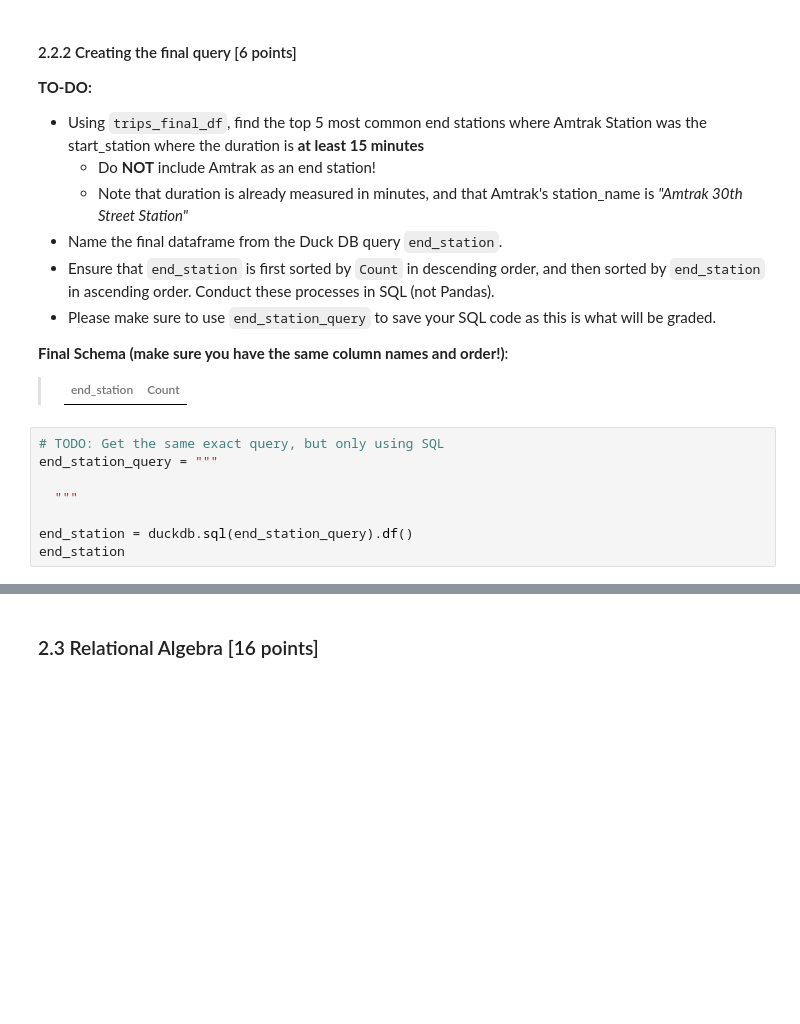
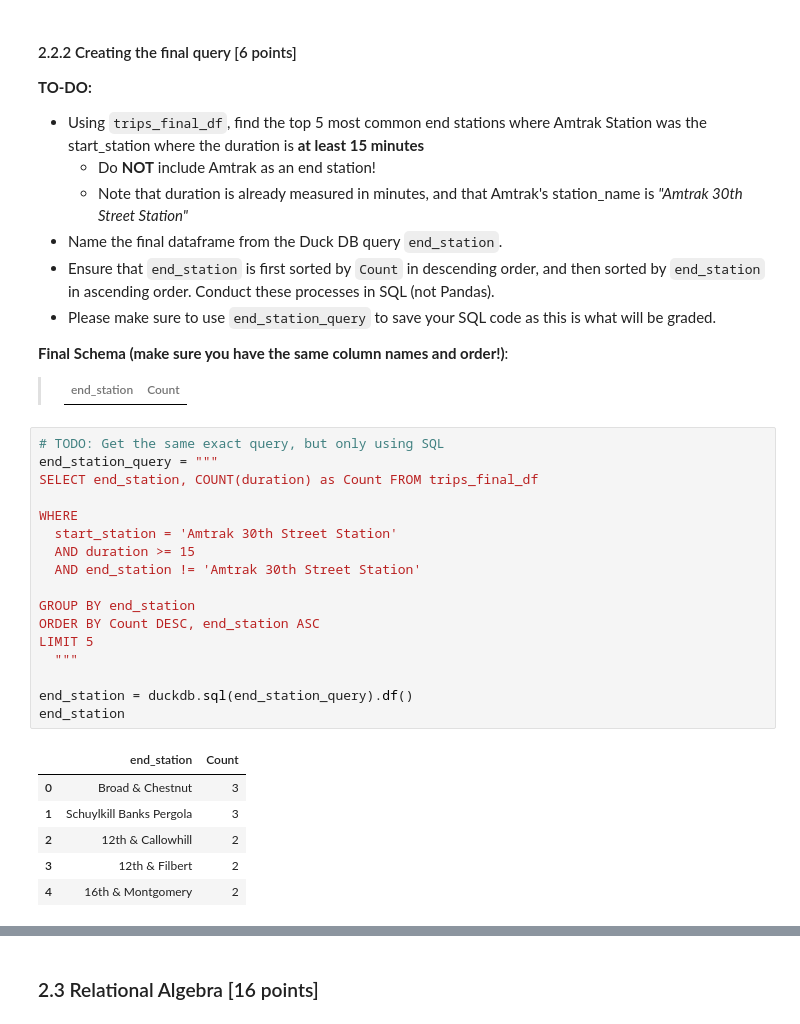
Before and after one commit to YanfuOu/CIS545, a Jupyter notebook: Yanfu_HW2_FA2024.ipynb, the cells around one changed output, grey strips where cells are left out. Drawn from its saved outputs; the diff is of its cells as text; blank space fills up the shorter version.

```diff
--- a/Yanfu_HW2_FA2024.ipynb
+++ b/Yanfu_HW2_FA2024.ipynb
@@ -1208,11 +1196,27 @@ Your submission has been successfully recorded in the gradebook.
 # %%
 # TODO: Get the same exact query, but only using SQL
 end_station_query = """
+SELECT end_station, COUNT(duration) as Count FROM trips_final_df
 
+WHERE
+  start_station = 'Amtrak 30th Street Station'
+  AND duration >= 15
+  AND end_station != 'Amtrak 30th Street Station'
+
+GROUP BY end_station
+ORDER BY Count DESC, end_station ASC
+LIMIT 5
   """
 
 end_station = duckdb.sql(end_station_query).df()
 end_station
+# %% [output]
+|  | end_station | Count |
+| 0 | Broad & Chestnut | 3 |
+| 1 | Schuylkill Banks Pergola | 3 |
+| 2 | 12th & Callowhill | 2 |
+| 3 | 12th & Filbert | 2 |
+| 4 | 16th & Montgomery | 2 |
 # %%
 # 6 points
 grader.grade(test_case_id = 'test_amtrak', answer = (end_station, end_station_query))
```
Also changed, not shown: parts of 6 cells of this notebook.
